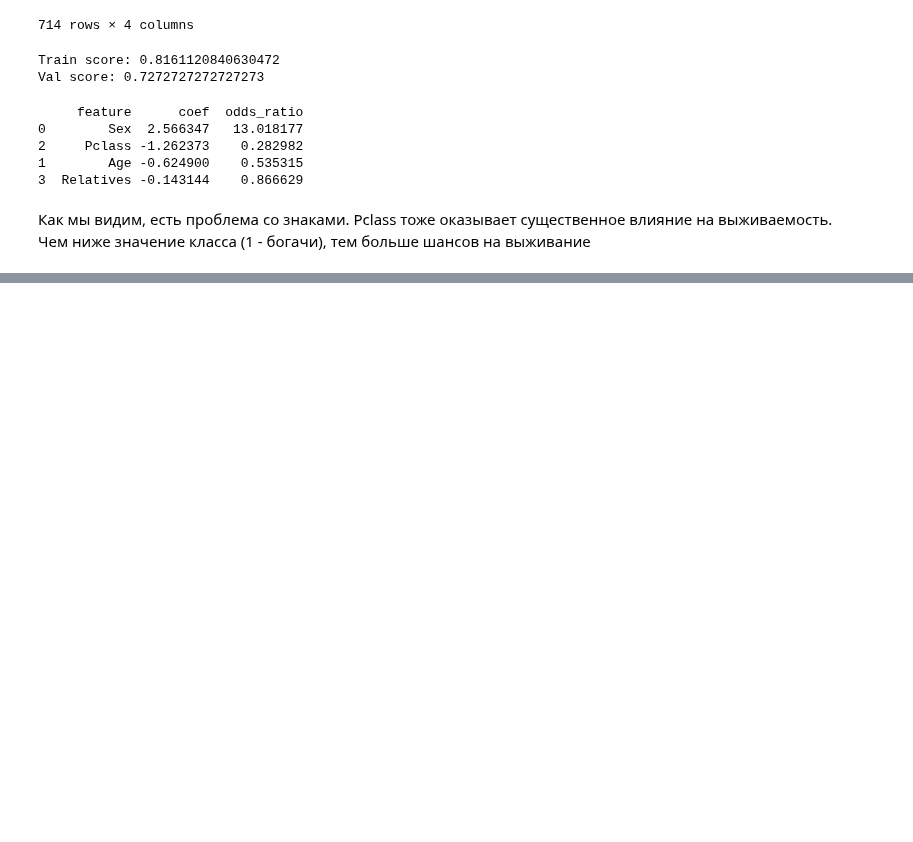
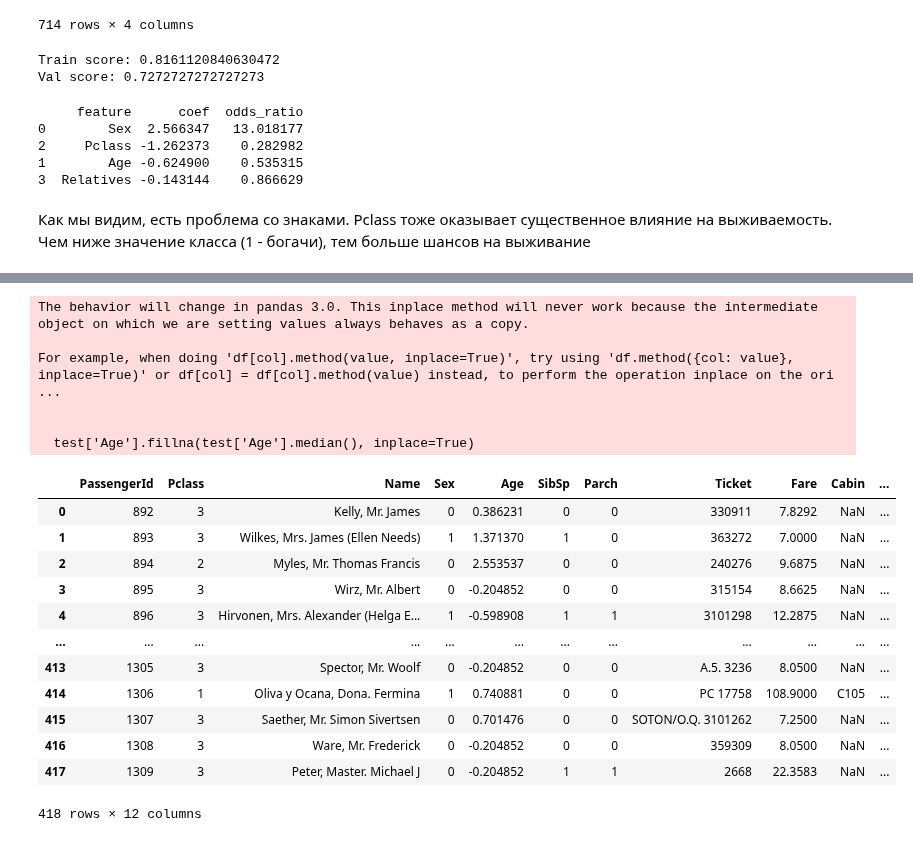
Before and after one commit to hopesofbuzzy/URFU_adii, a Jupyter notebook: Практики/Kaggle/Titanic.ipynb, the cells around one changed output, grey strips where cells are left out. Drawn from its saved outputs; the diff is of its cells as text; code cells hidden in the pictures; blank space fills up the shorter version.

```diff
--- a/Практики/Kaggle/Titanic.ipynb
+++ b/Практики/Kaggle/Titanic.ipynb
@@ -209,0 +219,30 @@ print(coefs.sort_values('coef', key=abs, ascending=False))
+# %%
+test = pd.read_csv('test.csv')
+# Заполним пустоты возраста медианой (нам нужны все поля для финальной проверки)
+test['Age'].fillna(test['Age'].median(), inplace=True)
+# Форматируем данные
+test['Sex'] = (test['Sex'] == 'female').astype(int)
+test['Relatives'] = (test['SibSp'] + df['Parch']).astype(bool).astype(int)
+# Обезразмерим данные
+test['Age'] = scaler.fit_transform(test['Age'].values.reshape(-1, 1))
+test
+# %% [output]
+The behavior will change in pandas 3.0. This inplace method will never work because the intermediate object on which we are setting values always behaves as a copy.
+
+For example, when doing 'df[col].method(value, inplace=True)', try using 'df.method({col: value}, inplace=True)' or df[col] = df[col].method(value) instead, to perform the operation inplace on the ori ...
+
+
+  test['Age'].fillna(test['Age'].median(), inplace=True)
+|  | PassengerId | Pclass | Name | Sex | Age | SibSp | Parch | Ticket | Fare | Cabin | ... |
+| 0 | 892 | 3 | Kelly, Mr. James | 0 | 0.386231 | 0 | 0 | 330911 | 7.8292 | NaN | ... |
+| 1 | 893 | 3 | Wilkes, Mrs. James (Ellen Needs) | 1 | 1.371370 | 1 | 0 | 363272 | 7.0000 | NaN | ... |
+| 2 | 894 | 2 | Myles, Mr. Thomas Francis | 0 | 2.553537 | 0 | 0 | 240276 | 9.6875 | NaN | ... |
+| 3 | 895 | 3 | Wirz, Mr. Albert | 0 | -0.204852 | 0 | 0 | 315154 | 8.6625 | NaN | ... |
+| 4 | 896 | 3 | Hirvonen, Mrs. Alexander (Helga E... | 1 | -0.598908 | 1 | 1 | 3101298 | 12.2875 | NaN | ... |
+| ... | ... | ... | ... | ... | ... | ... | ... | ... | ... | ... | ... |
+| 413 | 1305 | 3 | Spector, Mr. Woolf | 0 | -0.204852 | 0 | 0 | A.5. 3236 | 8.0500 | NaN | ... |
+| 414 | 1306 | 1 | Oliva y Ocana, Dona. Fermina | 1 | 0.740881 | 0 | 0 | PC 17758 | 108.9000 | C105 | ... |
+| 415 | 1307 | 3 | Saether, Mr. Simon Sivertsen | 0 | 0.701476 | 0 | 0 | SOTON/O.Q. 3101262 | 7.2500 | NaN | ... |
+| 416 | 1308 | 3 | Ware, Mr. Frederick | 0 | -0.204852 | 0 | 0 | 359309 | 8.0500 | NaN | ... |
+| 417 | 1309 | 3 | Peter, Master. Michael J | 0 | -0.204852 | 1 | 1 | 2668 | 22.3583 | NaN | ... |
+418 rows × 12 columns
```
Also changed, not shown: parts of 4 cells of this notebook.
